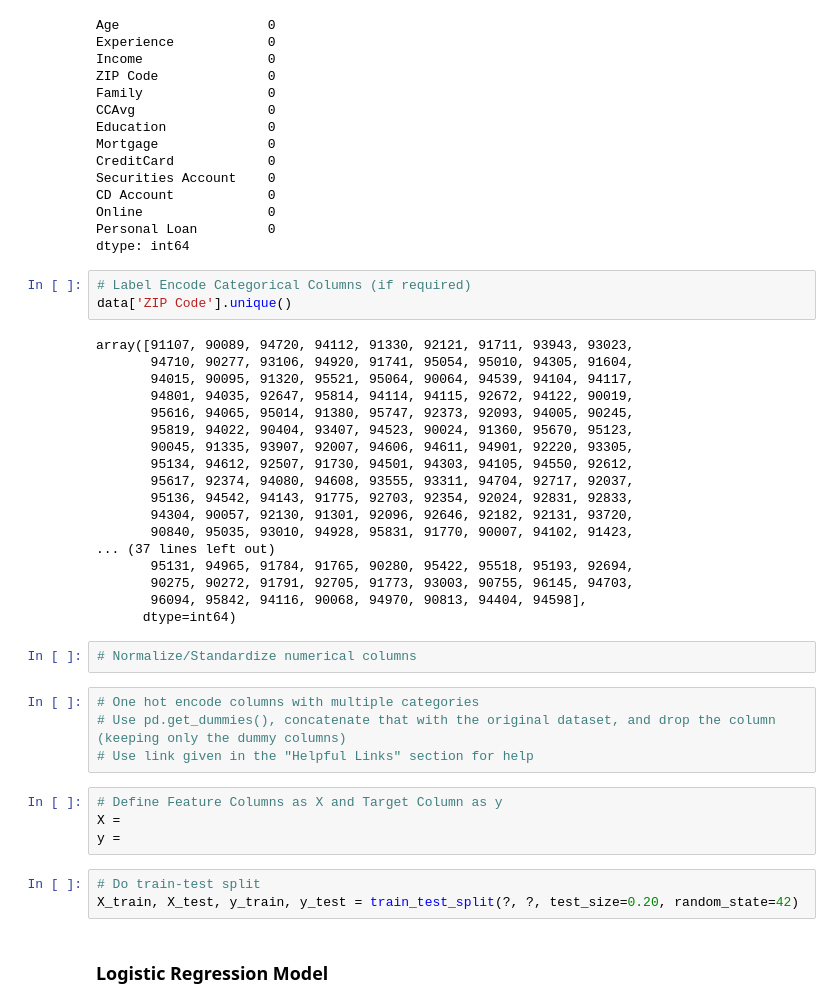
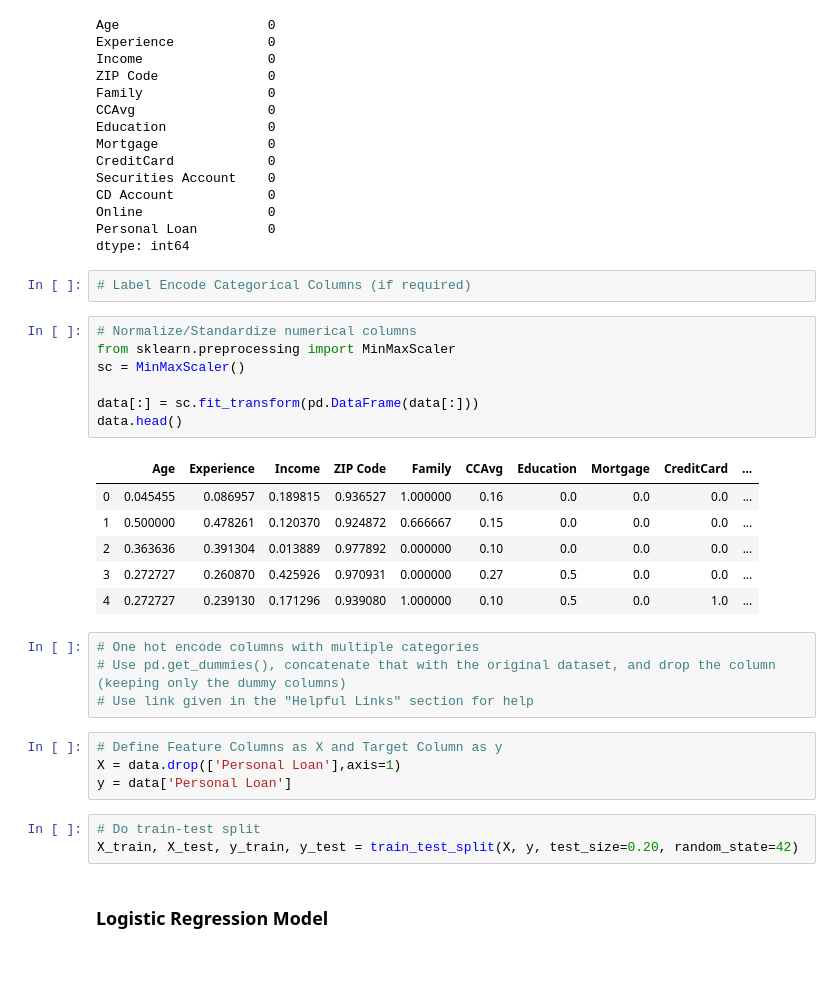
Before and after one commit to manohar2000/ML-AI-Labs, a Jupyter notebook: Lab 5/task_2_lr_vs_dt.ipynb, the cells around one changed output. Cells and saved outputs as stored; diff of their text form; blank space fills up the shorter version.

```diff
--- a/Lab 5/task_2_lr_vs_dt.ipynb
+++ b/Lab 5/task_2_lr_vs_dt.ipynb
@@ -145,38 +145,31 @@ Personal Loan         0
 dtype: int64
 # %%
 # Label Encode Categorical Columns (if required)
-data['ZIP Code'].unique()
-# %% [output]
-array([91107, 90089, 94720, 94112, 91330, 92121, 91711, 93943, 93023,
-       94710, 90277, 93106, 94920, 91741, 95054, 95010, 94305, 91604,
-       94015, 90095, 91320, 95521, 95064, 90064, 94539, 94104, 94117,
-       94801, 94035, 92647, 95814, 94114, 94115, 92672, 94122, 90019,
-       95616, 94065, 95014, 91380, 95747, 92373, 92093, 94005, 90245,
-       95819, 94022, 90404, 93407, 94523, 90024, 91360, 95670, 95123,
-       90045, 91335, 93907, 92007, 94606, 94611, 94901, 92220, 93305,
-       95134, 94612, 92507, 91730, 94501, 94303, 94105, 94550, 92612,
-       95617, 92374, 94080, 94608, 93555, 93311, 94704, 92717, 92037,
-       95136, 94542, 94143, 91775, 92703, 92354, 92024, 92831, 92833,
-       94304, 90057, 92130, 91301, 92096, 92646, 92182, 92131, 93720,
-       90840, 95035, 93010, 94928, 95831, 91770, 90007, 94102, 91423,
-... (37 lines left out)
-       95131, 94965, 91784, 91765, 90280, 95422, 95518, 95193, 92694,
-       90275, 90272, 91791, 92705, 91773, 93003, 90755, 96145, 94703,
-       96094, 95842, 94116, 90068, 94970, 90813, 94404, 94598],
-      dtype=int64)
-# %%
-# Normalize/Standardize numerical columns
+# %%
+# Normalize/Standardize numerical columns
+from sklearn.preprocessing import MinMaxScaler
+sc = MinMaxScaler()
+
+data[:] = sc.fit_transform(pd.DataFrame(data[:]))
+data.head()
+# %% [output]
+|  | Age | Experience | Income | ZIP Code | Family | CCAvg | Education | Mortgage | CreditCard | ... |
+| 0 | 0.045455 | 0.086957 | 0.189815 | 0.936527 | 1.000000 | 0.16 | 0.0 | 0.0 | 0.0 | ... |
+| 1 | 0.500000 | 0.478261 | 0.120370 | 0.924872 | 0.666667 | 0.15 | 0.0 | 0.0 | 0.0 | ... |
+| 2 | 0.363636 | 0.391304 | 0.013889 | 0.977892 | 0.000000 | 0.10 | 0.0 | 0.0 | 0.0 | ... |
+| 3 | 0.272727 | 0.260870 | 0.425926 | 0.970931 | 0.000000 | 0.27 | 0.5 | 0.0 | 0.0 | ... |
+| 4 | 0.272727 | 0.239130 | 0.171296 | 0.939080 | 1.000000 | 0.10 | 0.5 | 0.0 | 1.0 | ... |
 # %%
 # One hot encode columns with multiple categories
 # Use pd.get_dummies(), concatenate that with the original dataset, and drop the column (keeping only the dummy columns)
 # Use link given in the "Helpful Links" section for help
 # %%
 # Define Feature Columns as X and Target Column as y
-X =
-y =
+X = data.drop(['Personal Loan'],axis=1)
+y = data['Personal Loan']
 # %%
 # Do train-test split
-X_train, X_test, y_train, y_test = train_test_split(?, ?, test_size=0.20, random_state=42)
+X_train, X_test, y_train, y_test = train_test_split(X, y, test_size=0.20, random_state=42)
 # %% [markdown]
 ### Logistic Regression Model
 # %%
```
Also changed, not shown: parts of 15 cells of this notebook, 1 other file.
